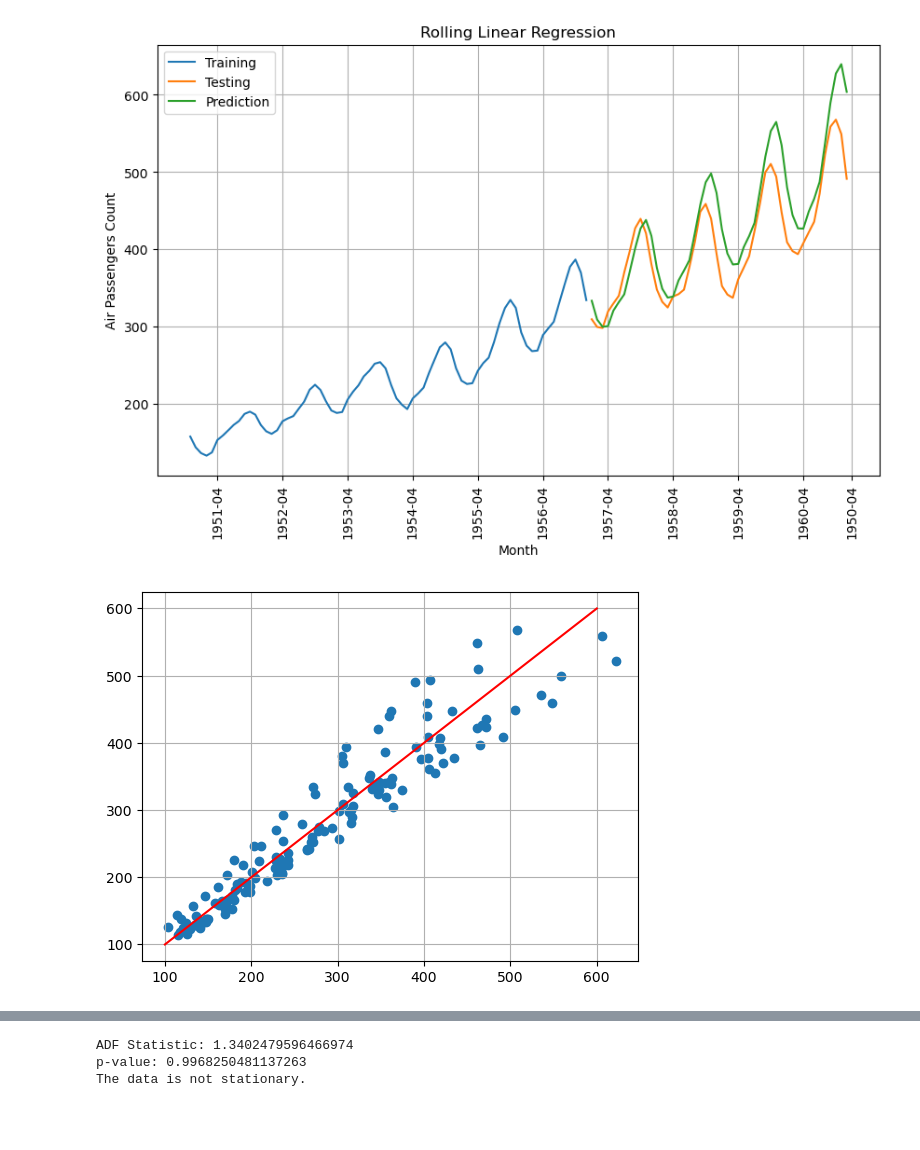
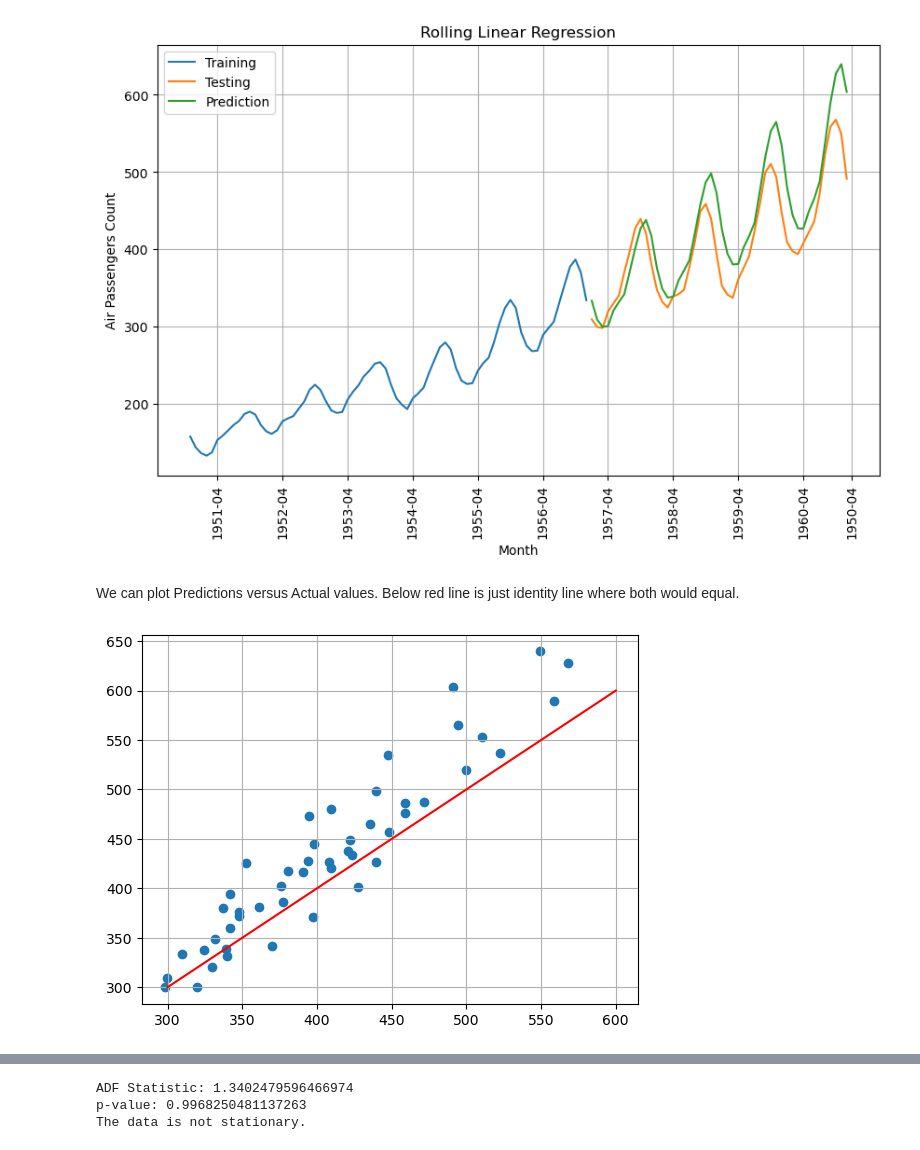
Before and after one commit to BMCC-Muzician/BMCC-DS, a Jupyter notebook: Mat 420/06 - Rolling_Linear_Regression.ipynb, the cells around one changed output, grey strips where cells are left out. Drawn from its saved outputs; the diff is of its cells as text; code cells hidden in the pictures; blank space fills up the shorter version.

```diff
--- a/Mat 420/06 - Rolling_Linear_Regression.ipynb
+++ b/Mat 420/06 - Rolling_Linear_Regression.ipynb
@@ -227,14 +227,16 @@ plt.grid()
 plt.show()
 # %% [output]
 [figure]
+# %% [markdown]
+We can plot Predictions versus Actual values. Below red line is just identity line where both would equal.
 # %%
-xv=np.linspace(100,600,1000)
+xv=np.linspace(300,600,1000)
 plt.plot(xv,xv, 'r')
 
-plt.scatter(x,y)
+plt.scatter(y_test,y_pred)
 
 plt.grid()
 plt.show()
 # %% [output]
-[figure, old version]
+[figure, new version]
 # %% [markdown]
```
Also changed, not shown: parts of 18 cells of this notebook.
